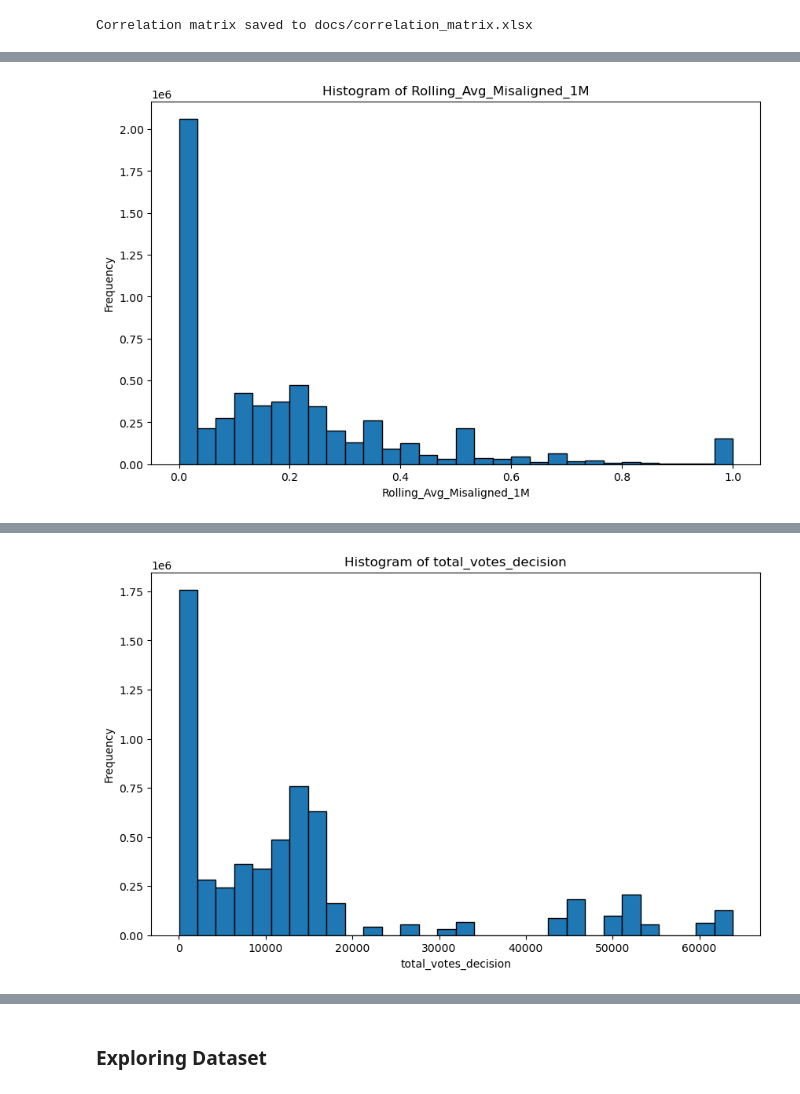
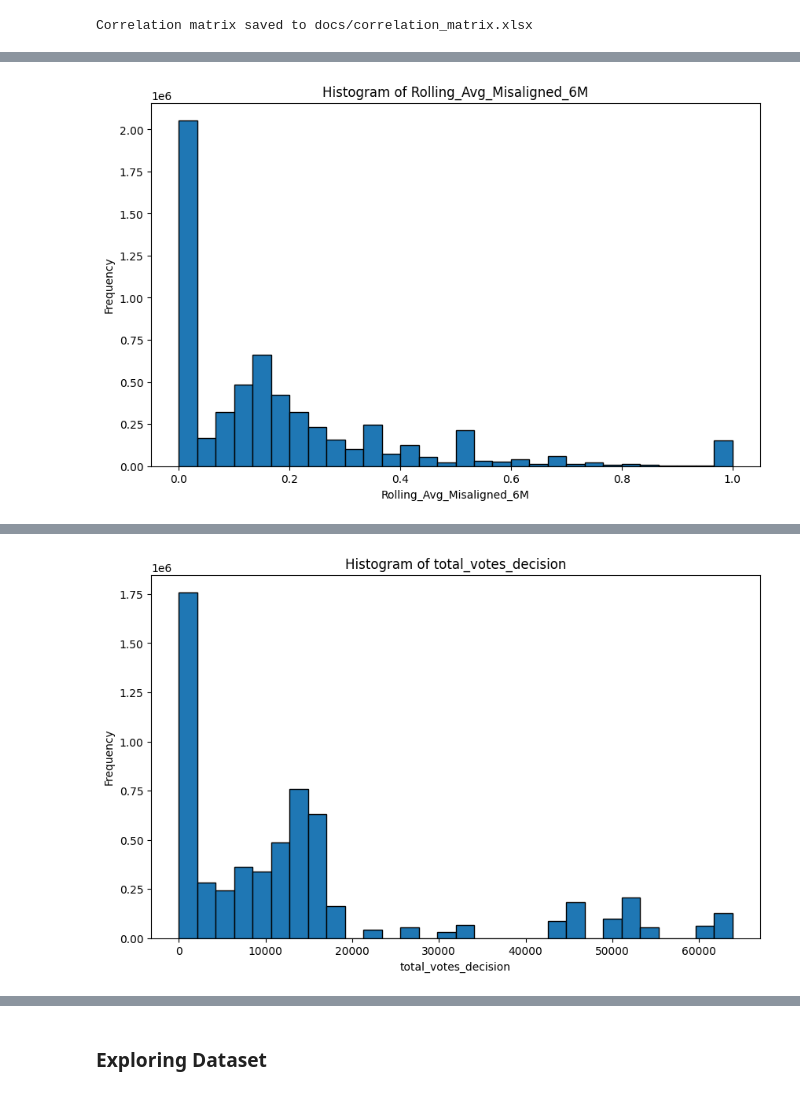
Before and after one commit to monkey-phd/DAOs-snapshot, a Jupyter notebook: data_processing_model.ipynb, the cells around one changed output, grey strips where cells are left out. Saved outputs shown, nothing was run; the diff lists cells and outputs as text; code cells hidden in the pictures.

```diff
--- a/data_processing_model.ipynb
+++ b/data_processing_model.ipynb
@@ -1038,7 +1038,7 @@ from tabulate import tabulate
 # List of variables to extract for statistical analysis
 variables = [
     'Future_Voting_Participation_Proposal',
-    'Rolling_Avg_Misaligned_1M',
+    'Rolling_Avg_Misaligned_6M',
     'Voting_rule_delegation',
     'type_weighted',
     'relative_voting_power',
@@ -1271,35 +1271,35 @@ import matplotlib.pyplot as plt
 
 # List of all columns for which you want to plot histograms
 columns = [
     'Future_Voting_Participation_Proposal',
-    'Rolling_Avg_Misaligned_1M',
+    'Rolling_Avg_Misaligned_6M',
     'Voting_rule_delegation',
     'type_weighted',
     'relative_voting_power',
     'total_decisions_participated',
     'last_vote_previous_decision',
     'time_since_last_vote',
     'voting_period_length',
     'voter_experience_days',
     'organization_size',
     'presence_other_organizations',
     'total_votes_decision'
 ]
 
 def plot_histograms(df, columns):
     for column in columns:
         plt.figure(figsize=(10,6))
         plt.hist(df[column], bins=30, edgecolor='black')
         plt.title(f'Histogram of {column}')
         plt.xlabel(column)
         plt.ylabel('Frequency')
         plt.show()
 
 # Call the function with your DataFrame and list of columns
 plot_histograms(data_clean_drop, columns)
 # %% [output]
 [figure]
-[figure, old version]
+[figure, new version]
 [figure]
 [figure]
 [figure]
```
Also changed, not shown: parts of 15 cells of this notebook, 3 other files.
